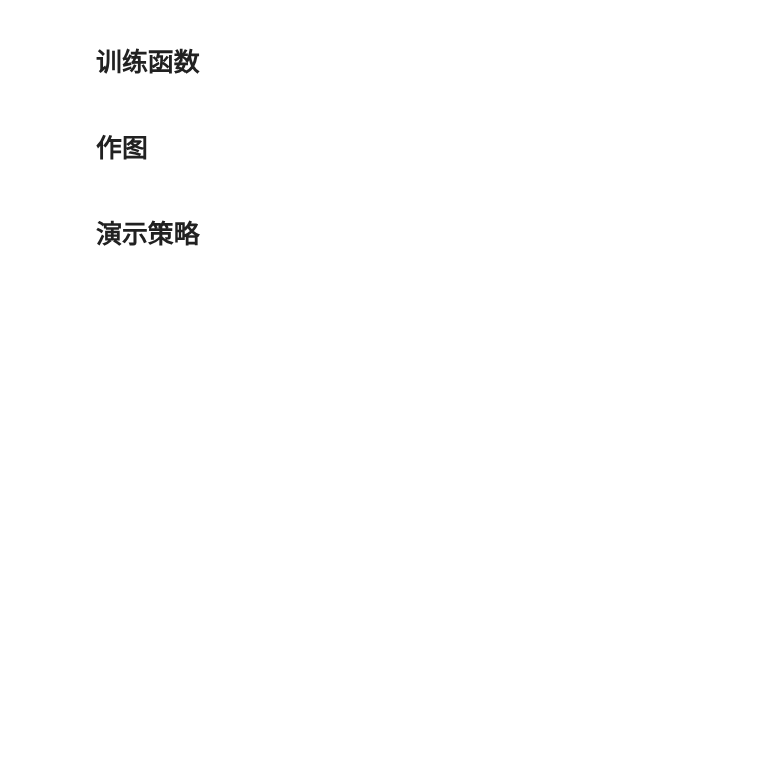
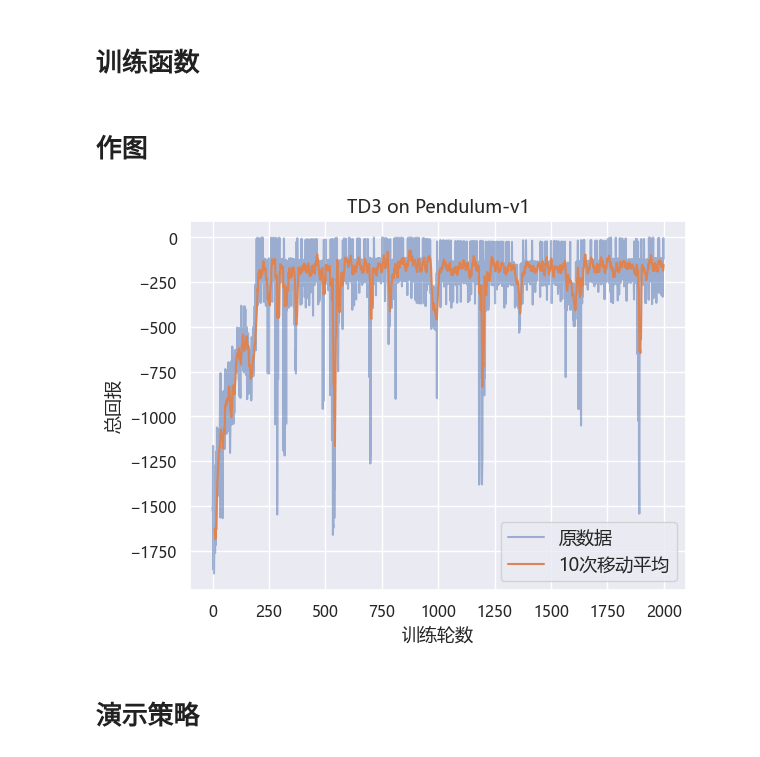
Before and after one commit to Aegis1863/ML_practice, a Jupyter notebook: 强化学习笔记/13_TD3.ipynb, the cells around one changed output. Saved outputs shown, nothing was run; the diff lists cells and outputs as text; code cells hidden in the pictures; blank space fills up the shorter version.

```diff
--- a/强化学习笔记/13_TD3.ipynb
+++ b/强化学习笔记/13_TD3.ipynb
@@ -45,8 +46,8 @@ class QValueNet(torch.nn.Module):
 # %%
 class TD3:
     ''' DDPG算法 '''
-
-    def __init__(self, state_dim, hidden_dim, action_dim, action_space, sigma, policy_noise, noise_clip, actor_lr, critic_lr, tau, gamma, policy_freq, device):
+    def __init__(self, state_dim, hidden_dim, action_dim, action_space, sigma,
+                 policy_noise, noise_clip, actor_lr, critic_lr, tau, gamma, policy_freq, device):
 
         # * 其他参数
         self.action_space = action_space
@@ -136,12 +137,11 @@ class TD3:
         noise = (torch.randn_like(actions) * self.policy_noise)  # 构造加入目标动作的噪声, rand_like保持shape
         noise = noise.clip(-self.noise_clip, self.noise_clip)  # 裁剪噪声避免过大
         next_action = (self.target_actor(next_states) + noise).clamp(-self.action_scale, self.action_scale)
-        target_q1, target_q2 = self.target_critic_1(next_states, next_action).detach(
-        ), self.target_critic_2(next_states, next_action).detach()
+        target_q1 = self.target_critic_1(next_states, next_action).detach()
+        target_q2 = self.target_critic_2(next_states, next_action).detach()
         # 取两个网络较小值
         next_q_values = torch.min(target_q1, target_q2)
-        q_targets = rewards + self.gamma * \
-            next_q_values * (1 - (dones | truncated))
+        q_targets = rewards + self.gamma * next_q_values * (1 - (dones | truncated))
 
         # 两个评论员梯度下降
         critic_loss_1 = torch.mean(F.mse_loss(
@@ -238,13 +250,14 @@ s_epoch, s_episode, return_list = read_ckp(PATH)
 # %% [markdown]
 # 训练函数
 # %%
-return_list = rl_utils.train_off_policy_agent(
-    env, agent, s_epoch, total_epochs, s_episode, total_episodes, replay_buffer, minimal_size, batch_size, return_list, PATH, 'TD3')
+return_list = rl_utils.train_off_policy_agent(env, agent, s_epoch, total_epochs, s_episode, total_episodes,
+                                replay_buffer, minimal_size, batch_size, return_list, PATH, 'TD3')
 # %% [markdown]
 # 作图
 # %%
-s_epoch, s_episode, return_list = read_ckp(PATH)
 rl_utils.picture_return(return_list, 'TD3', env_name)
+# %% [output]
+[figure, added]
 # %% [markdown]
 # 演示策略
 # %%
```
Also changed, not shown: parts of 5 cells of this notebook, 5 other files.
